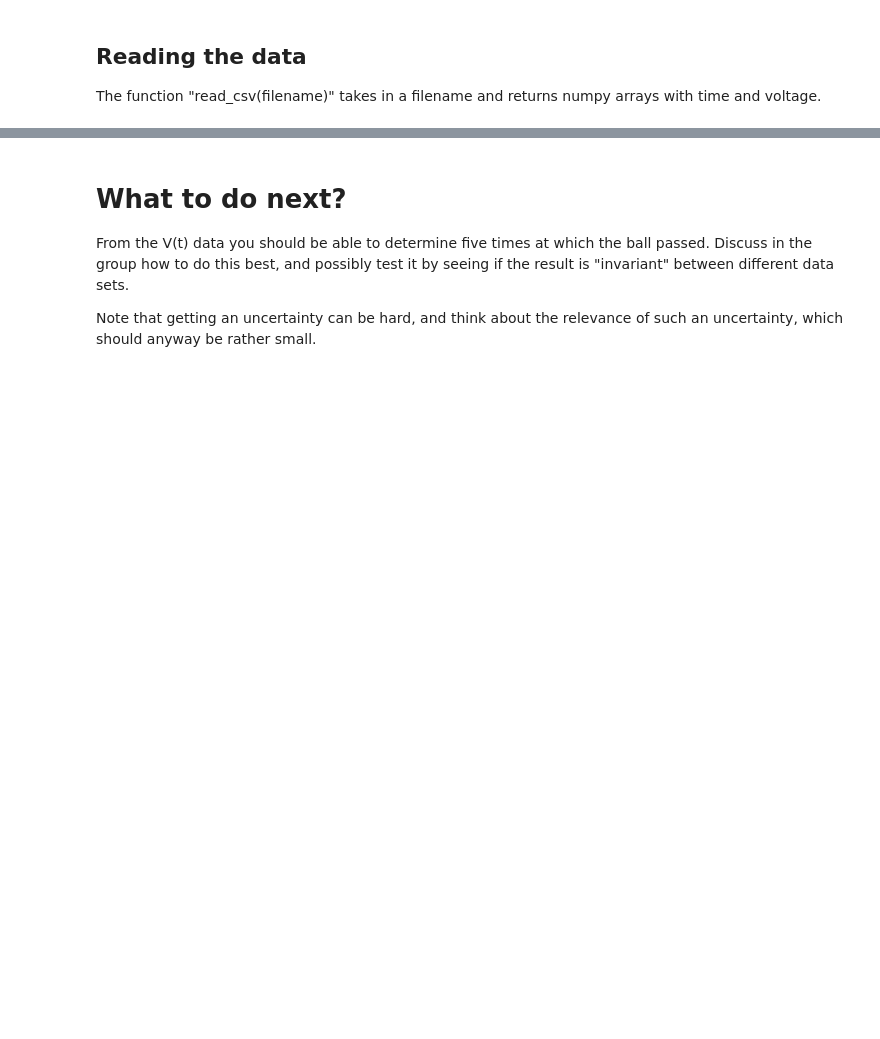
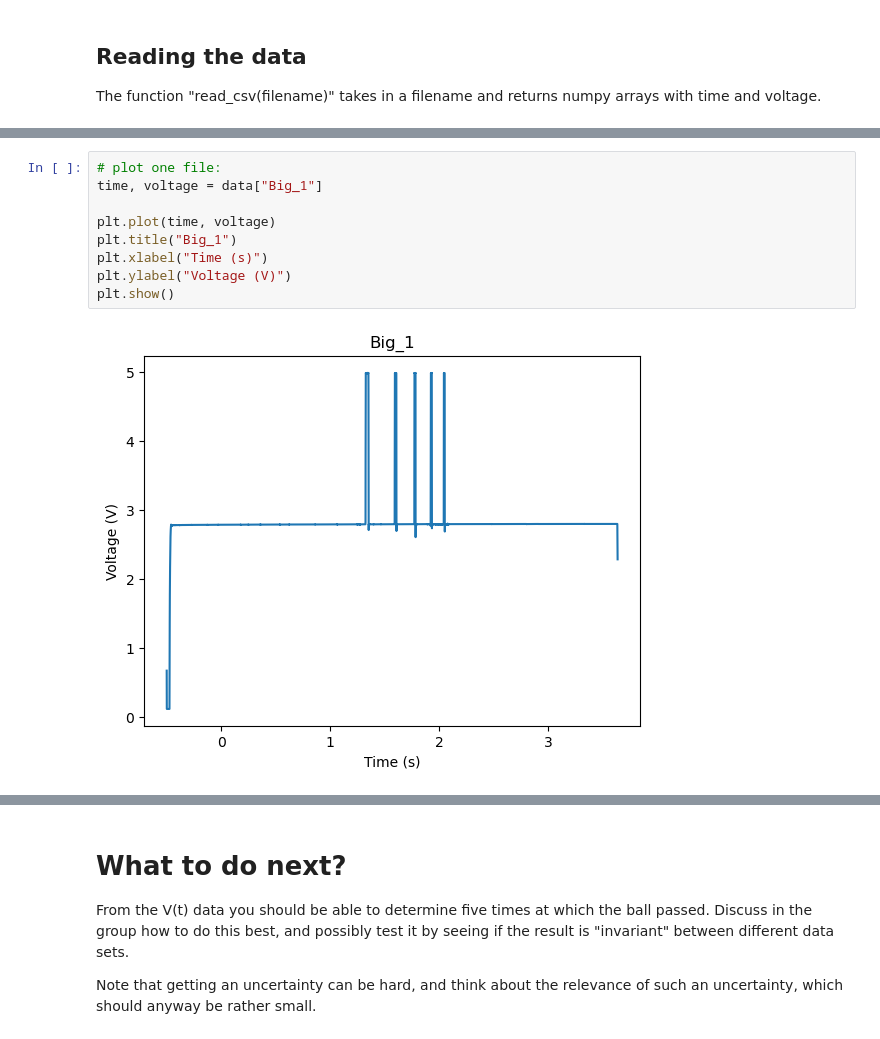
Before and after one commit to NikolajMunkKjaersgaard/Appstat-project, a Jupyter notebook: Project/BallOnIncline/BallOnIncline_Sofie.ipynb, the cells around one changed output, grey strips where cells are left out. Saved outputs shown, nothing was run; the diff lists cells and outputs as text; blank space fills up the shorter version.

```diff
--- a/Project/BallOnIncline/BallOnIncline_Sofie.ipynb
+++ b/Project/BallOnIncline/BallOnIncline_Sofie.ipynb
@@ -16 +105,12 @@ The function "read_csv(filename)" takes in a filename and returns numpy arrays w
+# %%
+# plot one file:
+time, voltage = data["Big_1"]
+
+plt.plot(time, voltage)
+plt.title("Big_1")
+plt.xlabel("Time (s)")
+plt.ylabel("Voltage (V)")
+plt.show()
+# %% [output]
+[figure, added]
 # %%
```
Also changed, not shown: parts of 36 cells of this notebook, 3 other files.
